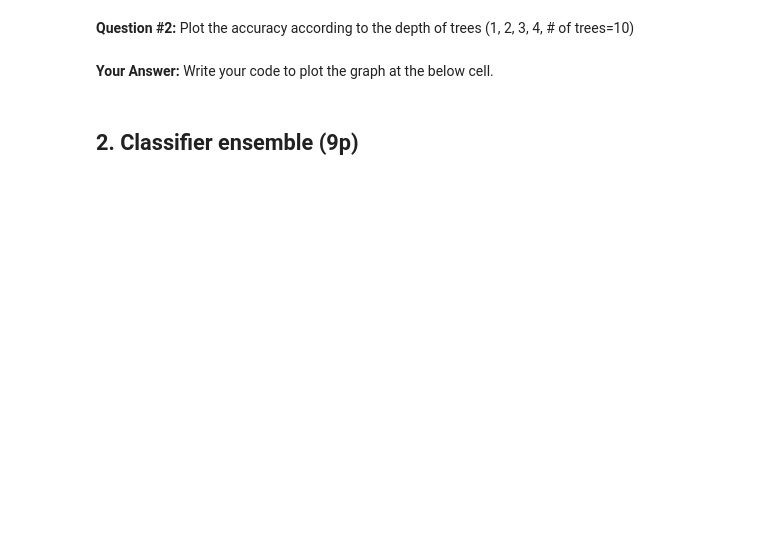
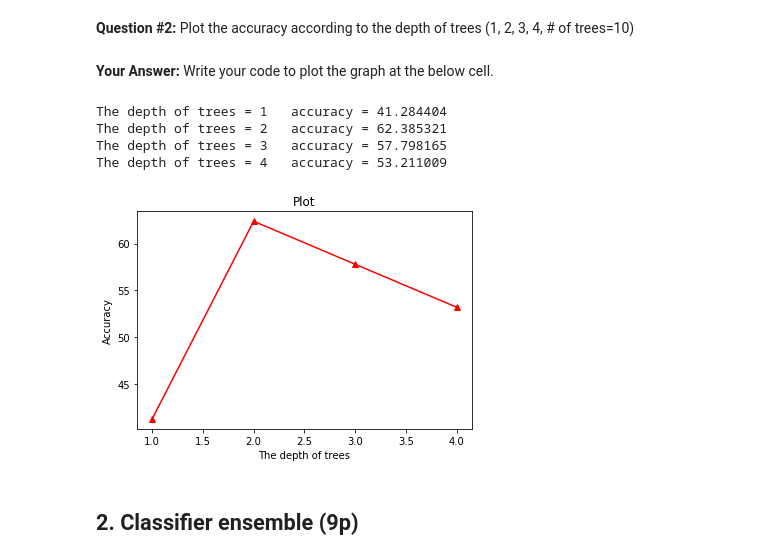
Before and after one commit to SUNGWOOKYOO/2019_spring, a Jupyter notebook: ML/ml_hw1/random_forest.ipynb, the cells around one changed output. Drawn from its saved outputs; the diff is of its cells as text; code cells hidden in the pictures; blank space fills up the shorter version.

```diff
--- a/ML/ml_hw1/random_forest.ipynb
+++ b/ML/ml_hw1/random_forest.ipynb
@@ -69,2 +154,28 @@ def calculate_accuracy(Y_test, Y_predict):
+# %%
+# Write your code here
+X = []
+Y = []
+for depth in range(1,5):
+    rf = RandomForestClassifier(n_estimators=10, max_depth=depth)
+    rf.fit(X_train, Y_train)
+    Y_pred = rf.predict(X_test)
+    acc = calculate_accuracy(Y_test, Y_pred)
+    print("The depth of trees = %d \t accuracy = %f " % (depth, acc))
+    X.append(depth)
+    Y.append(acc)
+
+plt.title("Plot")
+plt.xlabel("The depth of trees")
+plt.ylabel("Accuracy")
+plt.plot(X, Y, color = "r", marker = "^")
+plt.show()
+X.clear()
+Y.clear()
+# %% [output]
+The depth of trees = 1   accuracy = 41.284404
+The depth of trees = 2   accuracy = 62.385321
+The depth of trees = 3   accuracy = 57.798165
+The depth of trees = 4   accuracy = 53.211009
+[figure, added]
 # %% [markdown]
 ## 2. Classifier ensemble (9p)
```
Also changed, not shown: parts of 21 cells of this notebook, 2 other files.
